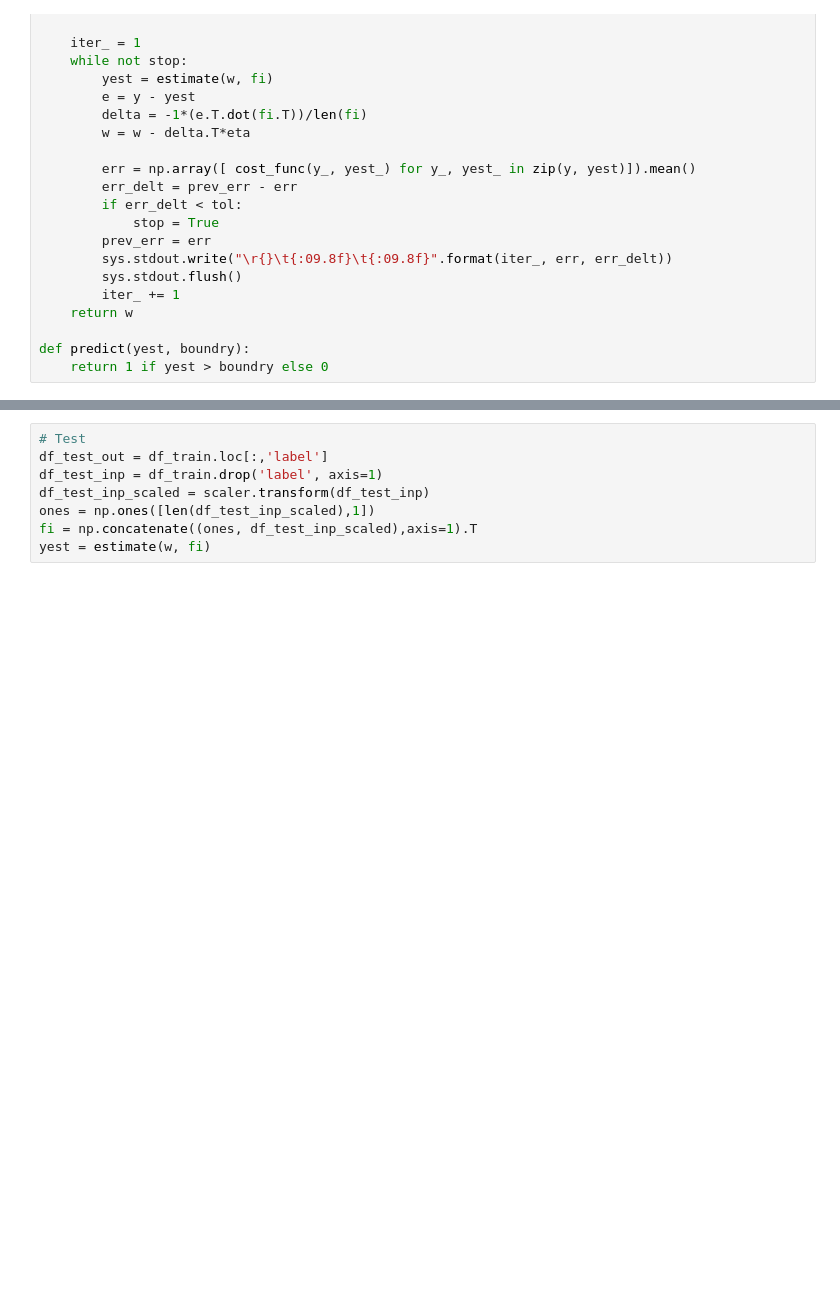
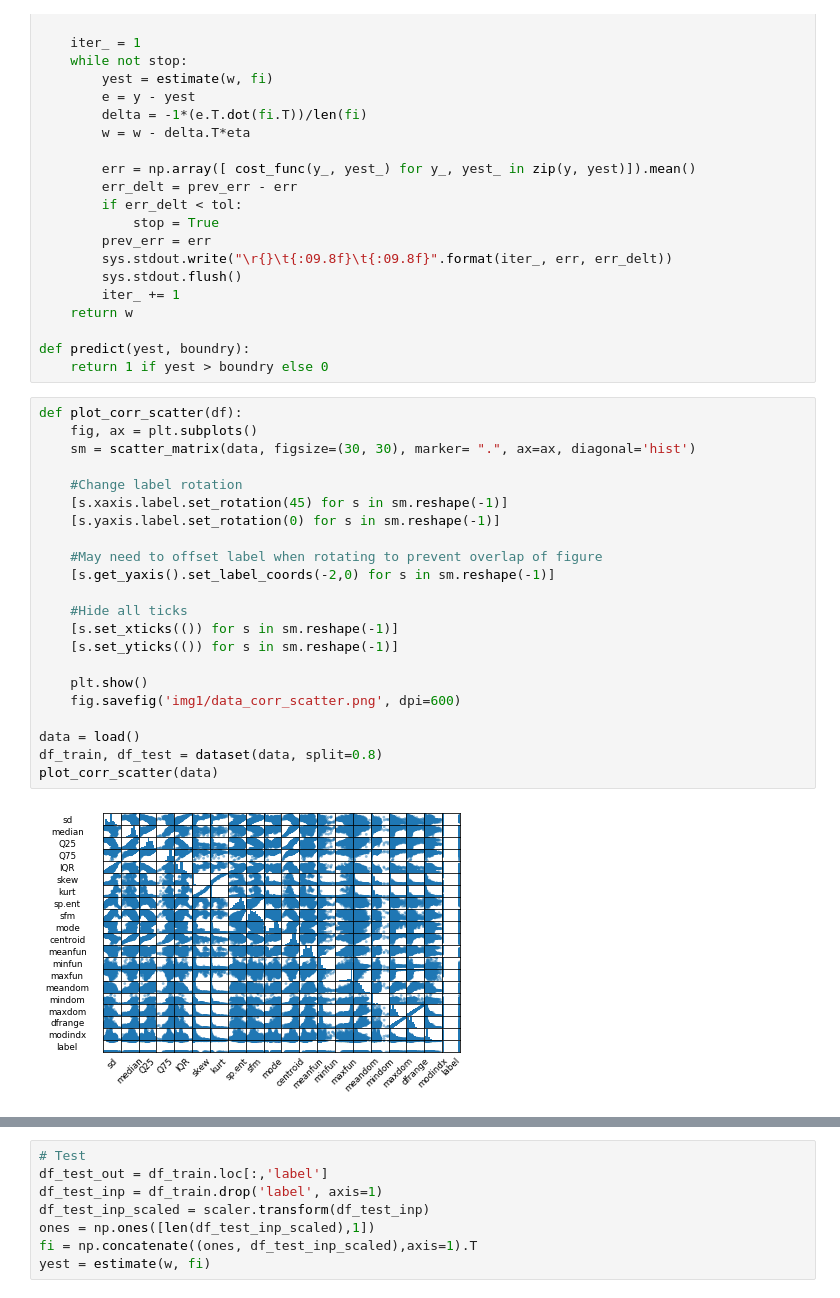
Before and after one commit to carneirofc/IA006, a Jupyter notebook: EFC2/ex01.ipynb, the cells around one changed output, grey strips where cells are left out. Drawn from its saved outputs; the diff is of its cells as text; blank space fills up the shorter version.

```diff
--- a/EFC2/ex01.ipynb
+++ b/EFC2/ex01.ipynb
@@ -98,4 +111,28 @@ def train(w, fi, eta, tol, y):
 
 def predict(yest, boundry):
     return 1 if yest > boundry else 0
+# %%
+def plot_corr_scatter(df):
+    fig, ax = plt.subplots()
+    sm = scatter_matrix(data, figsize=(30, 30), marker= ".", ax=ax, diagonal='hist')
+
+    #Change label rotation
+    [s.xaxis.label.set_rotation(45) for s in sm.reshape(-1)]
+    [s.yaxis.label.set_rotation(0) for s in sm.reshape(-1)]
+
+    #May need to offset label when rotating to prevent overlap of figure
+    [s.get_yaxis().set_label_coords(-2,0) for s in sm.reshape(-1)]
+
+    #Hide all ticks
+    [s.set_xticks(()) for s in sm.reshape(-1)]
+    [s.set_yticks(()) for s in sm.reshape(-1)]
+
+    plt.show()
+    fig.savefig('img1/data_corr_scatter.png', dpi=600)
+
+data = load()
+df_train, df_test = dataset(data, split=0.8)
+plot_corr_scatter(data)
+# %% [output]
+[figure, added]
 # %%
```
Also changed, not shown: parts of 11 cells of this notebook, 30 other files.
